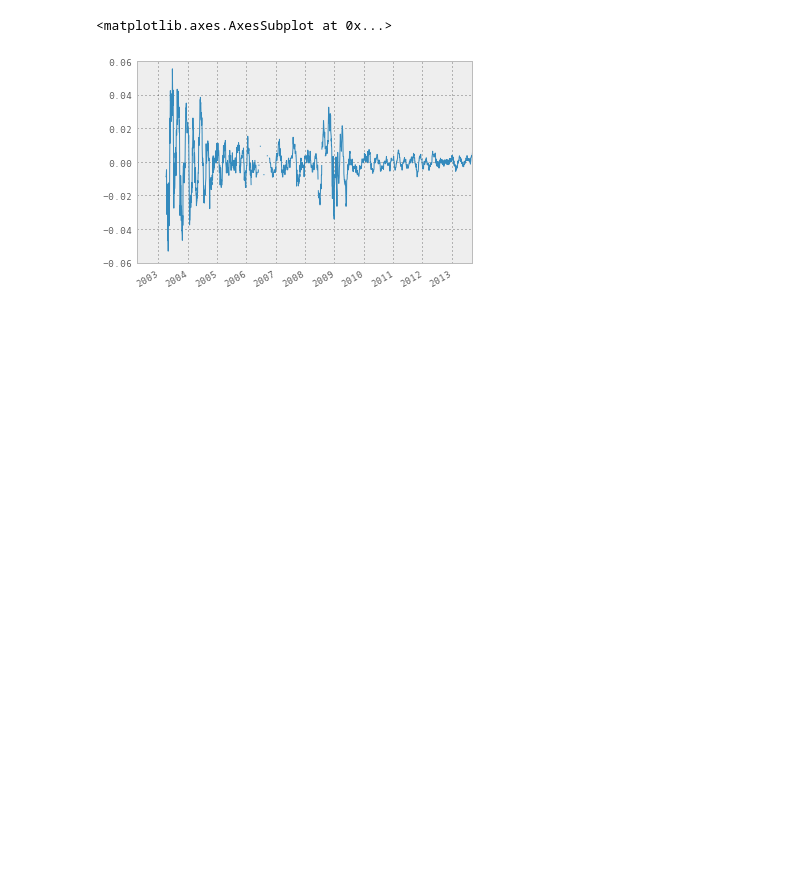
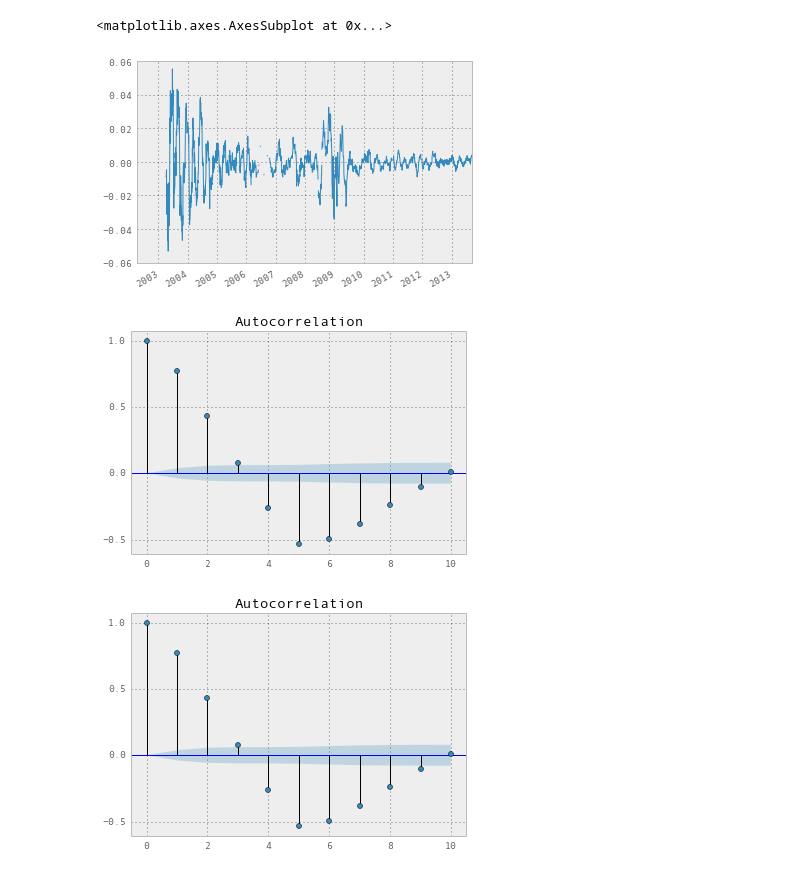
Before and after one commit to elsonidoq/ars-usd, a Jupyter notebook: jb.ipynb, the cells around one changed output. Drawn from its saved outputs; the diff is of its cells as text; code cells hidden in the pictures; blank space fills up the shorter version.

```diff
--- a/jb.ipynb
+++ b/jb.ipynb
@@ -193,3 +189,8 @@ df1(df1(logged, 30), 30).plot()
 # %% [output]
 <matplotlib.axes.AxesSubplot at 0x...>
 [figure]
+# %%
+sm.graphics.tsa.plot_acf(df1(df1(logged, 5), 5).dropna(), lags=10)
+# %% [output]
+[figure, added]
+[figure, added]
```
Also changed, not shown: parts of 15 cells of this notebook.
